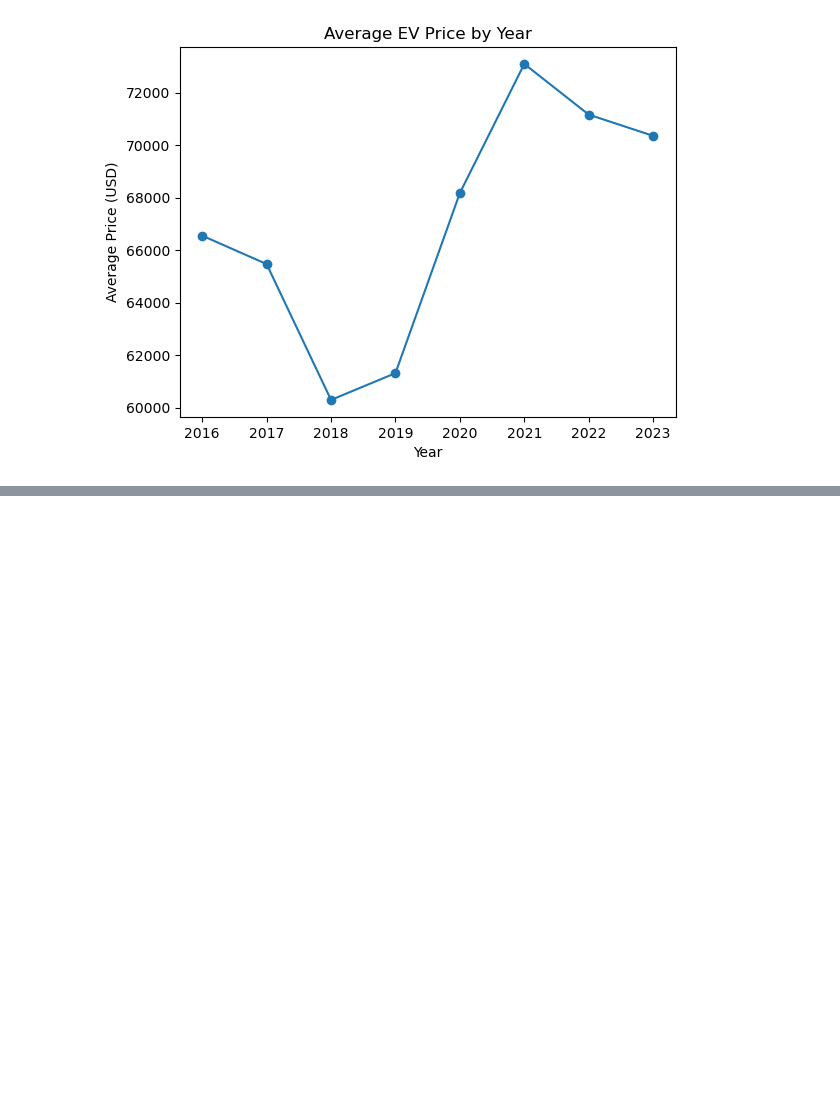
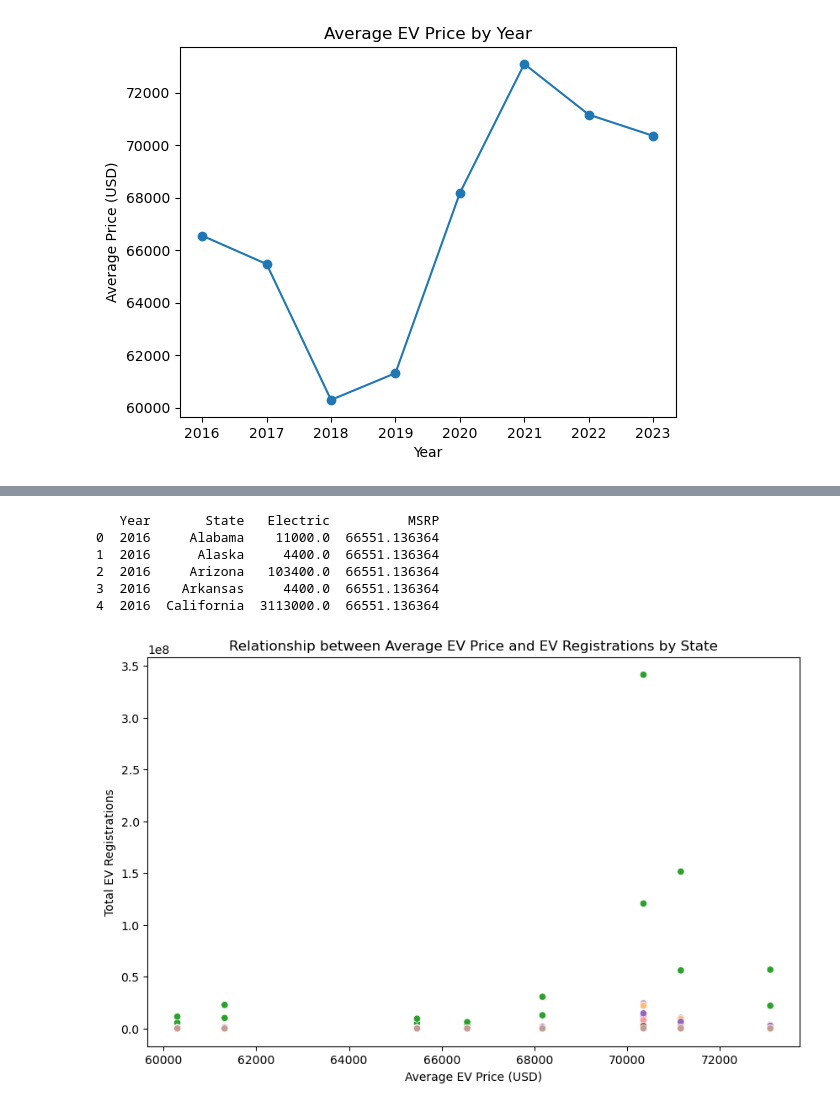
Before and after one commit to kyle-du/ev-research-proj, a Jupyter notebook: Data Scraping-EV Pricing 2016-2023.ipynb, the cells around one changed output, grey strips where cells are left out. Saved outputs shown, nothing was run; the diff lists cells and outputs as text; code cells hidden in the pictures; blank space fills up the shorter version.

```diff
--- a/Data Scraping-EV Pricing 2016-2023.ipynb
+++ b/Data Scraping-EV Pricing 2016-2023.ipynb
@@ -221,0 +238,21 @@ Name: Electric, dtype: float64
+# %%
+import seaborn as sns
+
+state_annual_data = registration_pricing_df.groupby(['Year', 'State']).agg({'Electric': 'sum', 'MSRP': 'mean'}).reset_index()
+
+print(state_annual_data.head())
+
+plt.figure(figsize=(10, 6))
+sns.scatterplot(data=state_annual_data, x='MSRP', y='Electric', hue='State', palette='tab20', legend=False)
+plt.title('Relationship between Average EV Price and EV Registrations by State')
+plt.xlabel('Average EV Price (USD)')
+plt.ylabel('Total EV Registrations')
+plt.show()
+# %% [output]
+   Year       State   Electric          MSRP
+0  2016     Alabama    11000.0  66551.136364
+1  2016      Alaska     4400.0  66551.136364
+2  2016     Arizona   103400.0  66551.136364
+3  2016    Arkansas     4400.0  66551.136364
+4  2016  California  3113000.0  66551.136364
+[figure, added]
```
Also changed, not shown: parts of 2 cells of this notebook.
